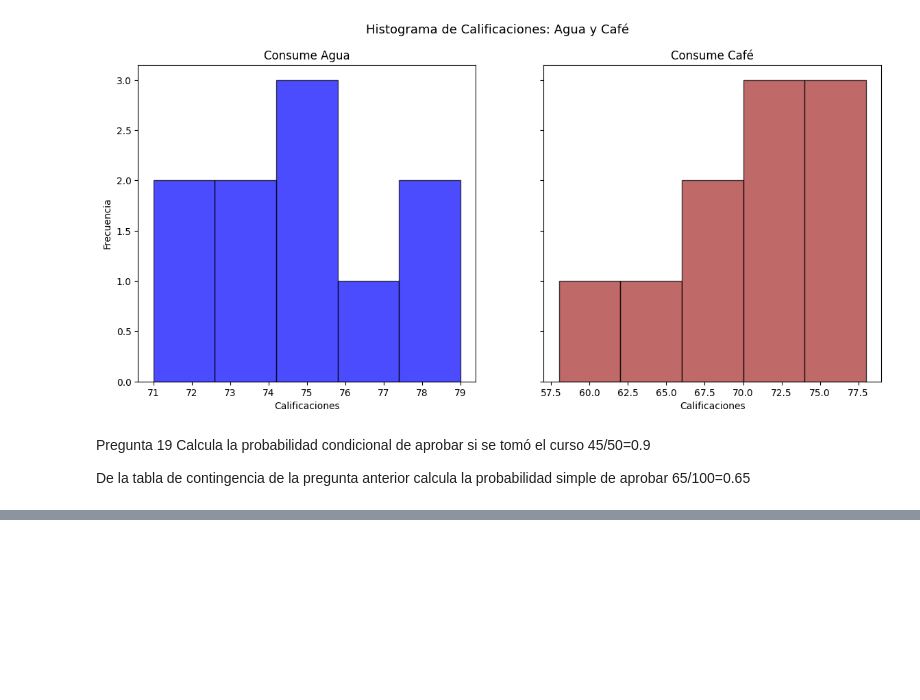
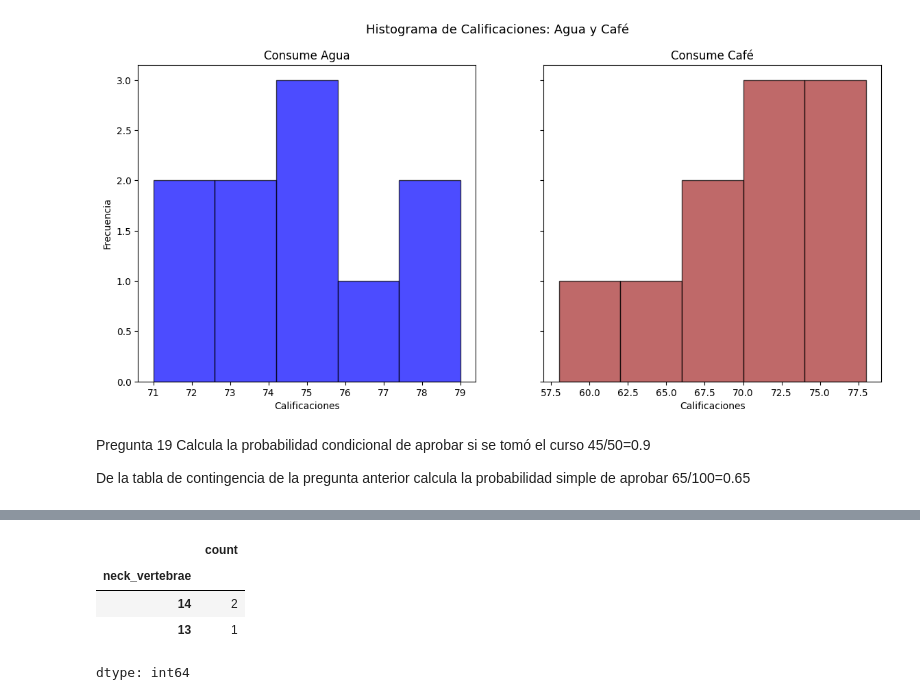
Before and after one commit to MartinZuniga178166/MartinZuniga_MineriaDatos, a Jupyter notebook: Mineria_Datos_178166.ipynb, the cells around one changed output, grey strips where cells are left out. Saved outputs shown, nothing was run; the diff lists cells and outputs as text; code cells hidden in the pictures; blank space fills up the shorter version.

```diff
--- a/Mineria_Datos_178166.ipynb
+++ b/Mineria_Datos_178166.ipynb
@@ -1783,0 +1800,8 @@ De la tabla de contingencia de la pregunta anterior calcula la probabilidad simp
+# %%
+df['neck_vertebrae'].value_counts()
+# %% [output]
+|  | count |
+| neck_vertebrae |  |
+| 14 | 2 |
+| 13 | 1 |
+dtype: int64
```
Also changed, not shown: parts of 3 cells of this notebook.
